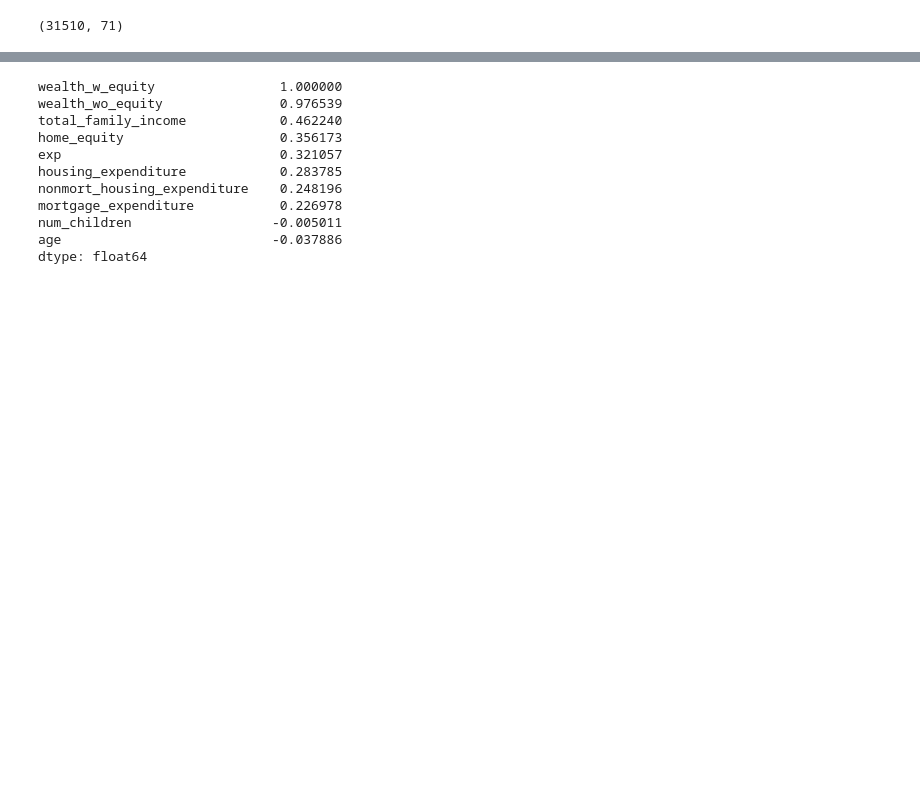
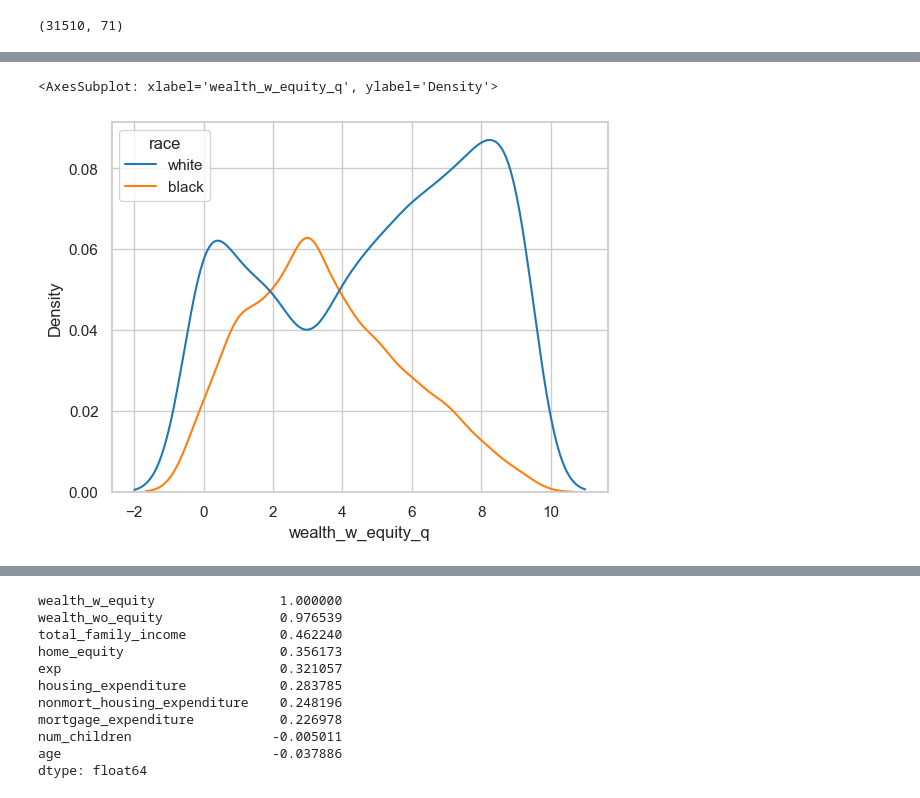
Before and after one commit to metatab-packages/isr.umich.edu-psid-inequality, a Jupyter notebook: notebooks/Analysis/Explore Longwealth.ipynb, the cells around one changed output, grey strips where cells are left out. Saved outputs shown, nothing was run; the diff lists cells and outputs as text; code cells hidden in the pictures; blank space fills up the shorter version.

```diff
--- a/notebooks/Analysis/Explore Longwealth.ipynb
+++ b/notebooks/Analysis/Explore Longwealth.ipynb
@@ -271,0 +314,10 @@ sumry = dfe[dfe.race.isin(['black','white'])].groupby('pid').apply(compile)
+# %%
+t =sumry[['race','income_q']].value_counts().reset_index().rename(columns={0:'count'})
+t.sort_values(['income_q', 'race'])
+
+# Plot a histogram of t, seperates in hue on race
+import seaborn as sns
+sns.kdeplot(data=sumry, x='wealth_w_equity_q',hue='race')
+# %% [output]
+<AxesSubplot: xlabel='wealth_w_equity_q', ylabel='Density'>
+[figure, added]
```
Also changed, not shown: parts of 16 cells of this notebook.
